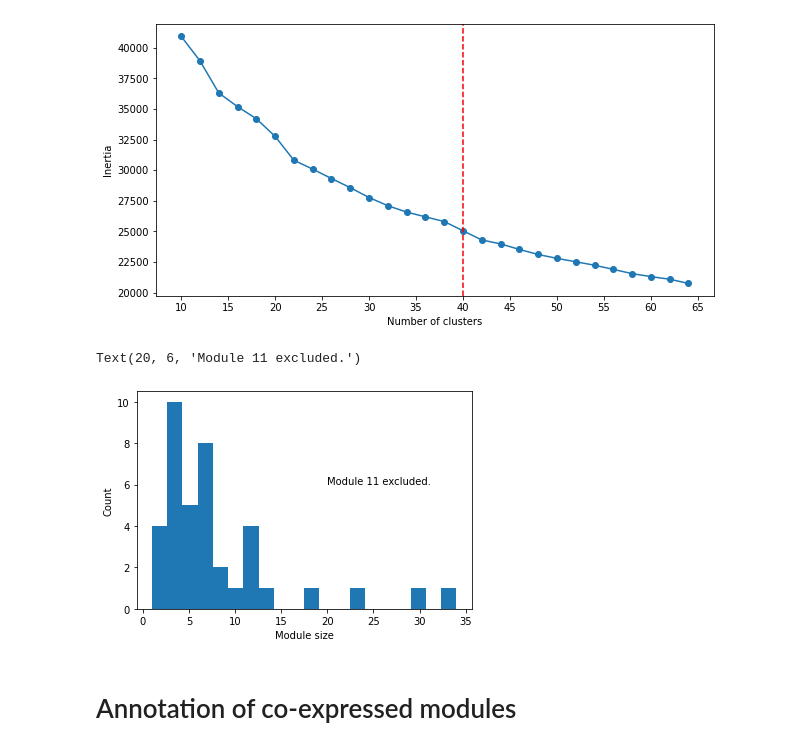
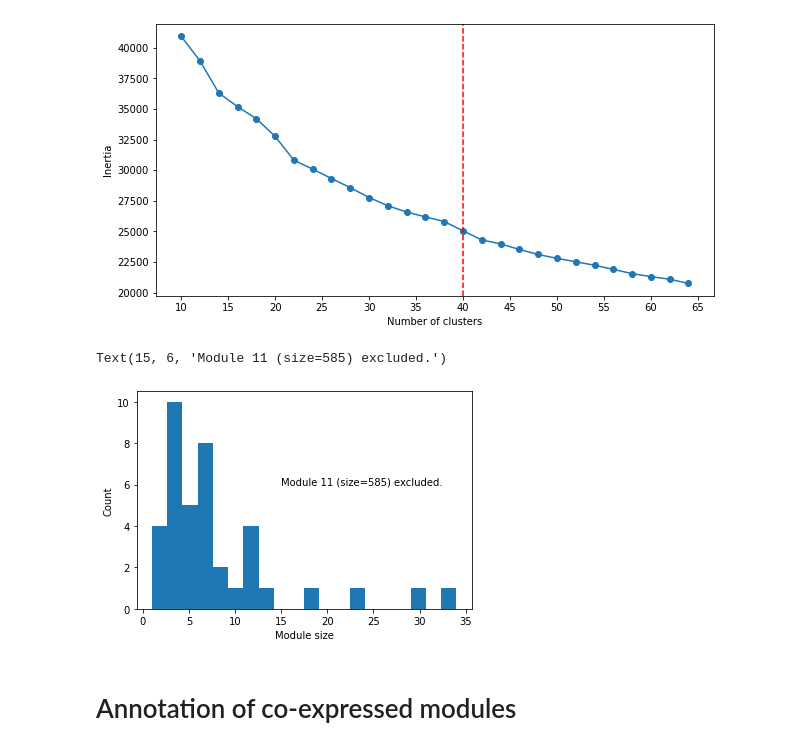
Before and after one commit to SizheQiu/LbPtEPS, a Jupyter notebook: workflow/WGCNA_proteomics.ipynb, the cells around one changed output. Cells and saved outputs as stored; diff of their text form; code cells hidden in the pictures.

```diff
--- a/workflow/WGCNA_proteomics.ipynb
+++ b/workflow/WGCNA_proteomics.ipynb
@@ -84,12 +86,12 @@ module_info = pd.DataFrame(zip(module_inds,m_sizes), columns=['Module','size'])
 # %%
 module_info = module_info.iloc[ list(np.arange(0,11))+list(np.arange(12,40))] # remove module 11
 plt.hist(list(module_info['size']), bins=20);
 plt.xlabel('Module size')
 plt.ylabel('Count')
-plt.text(x=20,y=6,s='Module 11 excluded.')
+plt.text(x=15,y=6,s='Module 11 (size=585) excluded.')
 # %% [output]
-Text(20, 6, 'Module 11 excluded.')
+Text(15, 6, 'Module 11 (size=585) excluded.')
-[figure, old version]
+[figure, new version]
 # %% [markdown]
 # Annotation of co-expressed modules
 # %%
```
Also changed, not shown: parts of 6 cells of this notebook, 12 other files.
